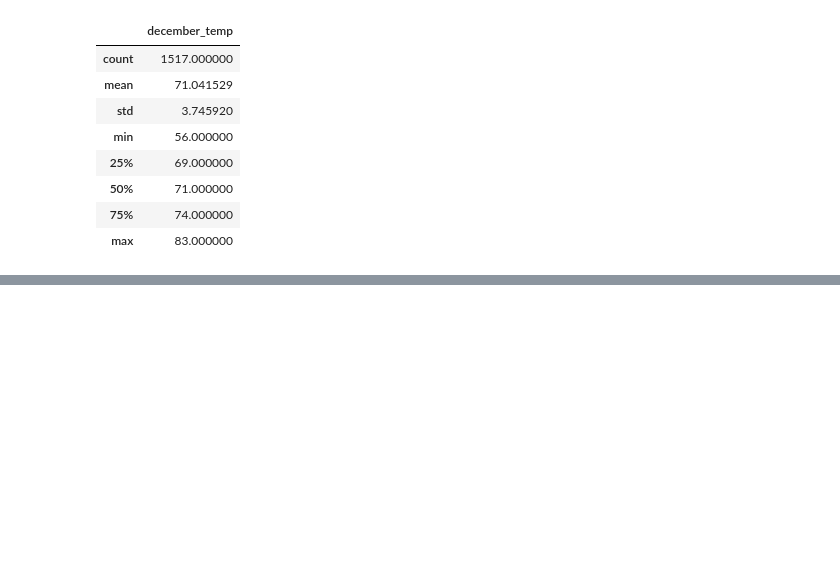
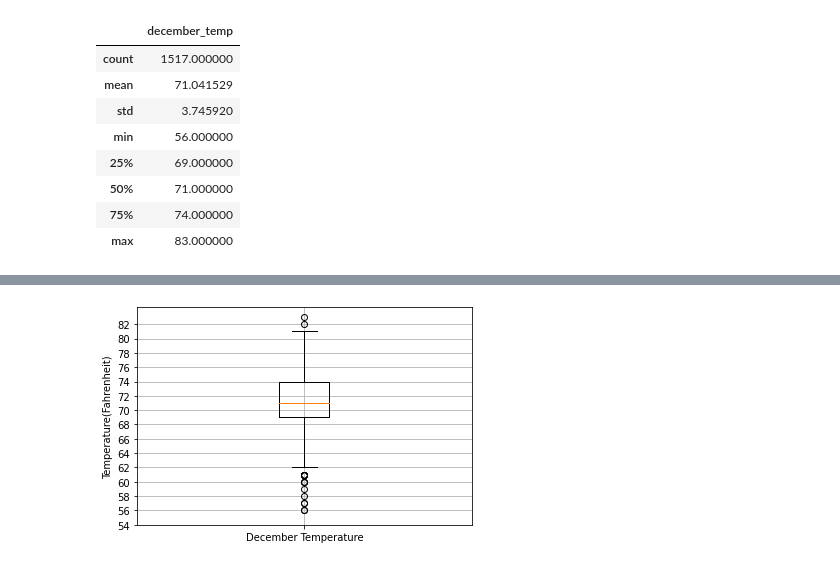
Before and after one commit to nluna96/surfs_up, a Jupyter notebook: SurfsUp_Challenge.ipynb, the cells around one changed output, grey strips where cells are left out. Cells and saved outputs as stored; diff of their text form; code cells hidden in the pictures; blank space fills up the shorter version.

```diff
--- a/SurfsUp_Challenge.ipynb
+++ b/SurfsUp_Challenge.ipynb
@@ -73,14 +77,14 @@ df.describe()
 ## D2: Determine the Summary Statistics for December
 # %%
 # 6. Write a query that filters the Measurement table to retrieve the temperatures for the month of December.
-results = session.query(Measurement).filter(extract("month", Measurement.date) == 12)
-print(results.all())
+results_december = session.query(Measurement).filter(extract("month", Measurement.date) == 12)
+print(results_december.all())
 # %% [output]
 [<sqlalchemy.ext.automap.measurement object at 0x...>, <sqlalchemy.ext.automap.measurement object at 0x...>, <sqlalchemy.ext.automap.measurement object at 0x...>, <sqlalchemy.ext.automap.measurement o ...
 # %%
 # 7. Convert the December temperatures to a list.
 temps_december = []
-for temp in results:
+for temp in results_december:
     temps_december.append(temp.tobs)
 print(temps_december)
 # %% [output]
@@ -111,0 +128,12 @@ df.describe()
+# %%
+x_labels = ["December Temperature"]
+fig, ax = plt.subplots()
+ax.boxplot(temps_december, labels=x_labels)
+# Add the title, y-axis label and grid.
+ax.set_ylabel('Temperature(Fahrenheit)')
+ax.set_yticks(np.arange(54, 84, step=2.0))
+ax.grid()
+plt.savefig("./December_Boxplot.png")
+plt.show()
+# %% [output]
+[figure, added]
```
Also changed, not shown: parts of 9 cells of this notebook, 4 other files.
